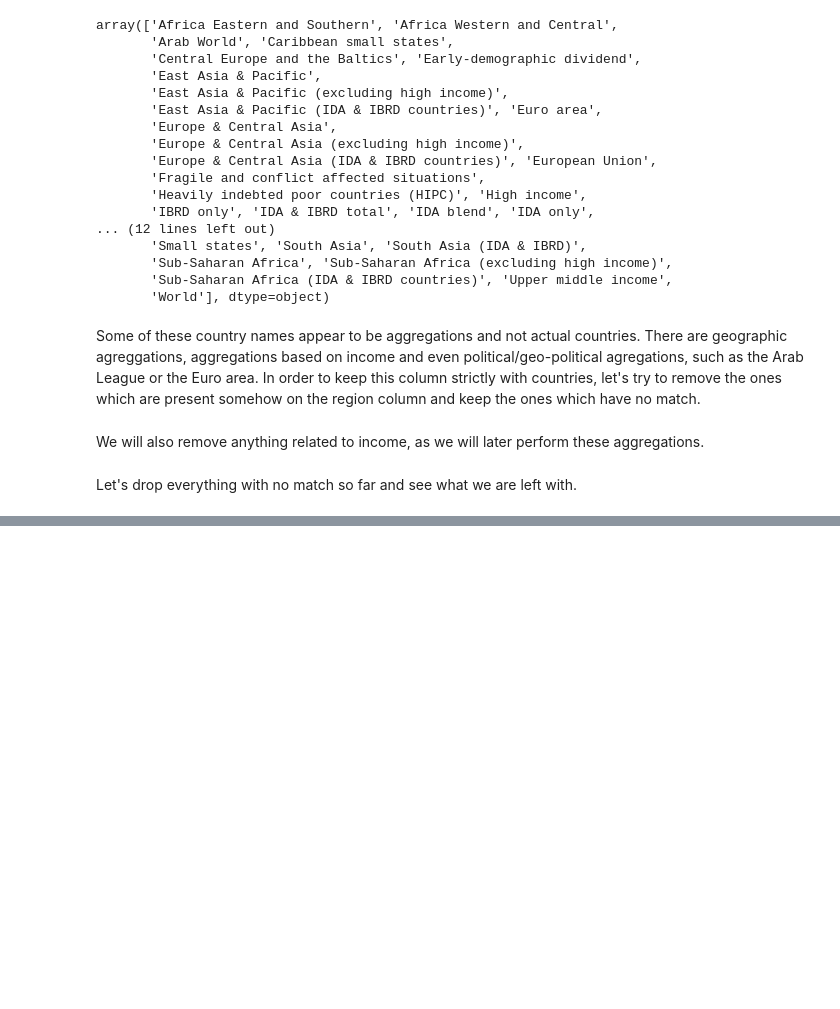
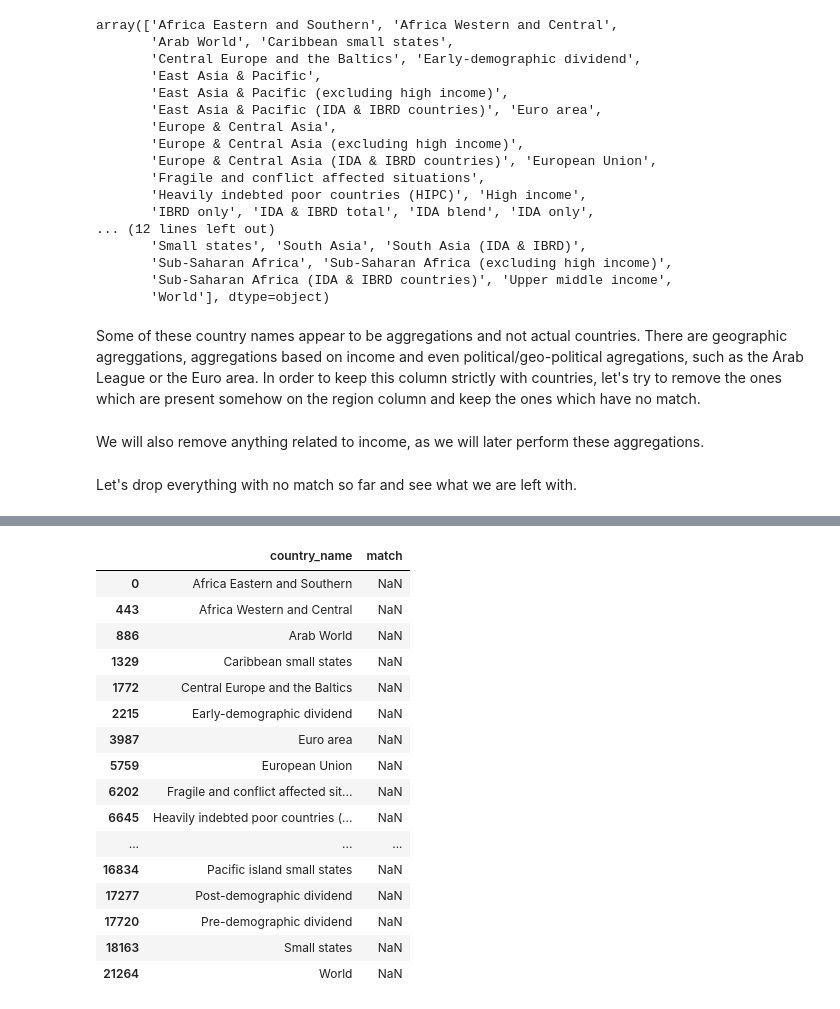
Before and after one commit to hugotorres22/data-analysis, a Jupyter notebook: Health Nutrition Worldwide/health_nutrition_worldwide.ipynb, the cells around one changed output, grey strips where cells are left out. Drawn from its saved outputs; the diff is of its cells as text; code cells hidden in the pictures; blank space fills up the shorter version.

```diff
--- a/Health Nutrition Worldwide/health_nutrition_worldwide.ipynb
+++ b/Health Nutrition Worldwide/health_nutrition_worldwide.ipynb
@@ -164,0 +169,20 @@ odd_countries
+# %%
+odd_countries
+# %% [output]
+|  | country_name | match |
+| 0 | Africa Eastern and Southern | NaN |
+| 443 | Africa Western and Central | NaN |
+| 886 | Arab World | NaN |
+| 1329 | Caribbean small states | NaN |
+| 1772 | Central Europe and the Baltics | NaN |
+| 2215 | Early-demographic dividend | NaN |
+| 3987 | Euro area | NaN |
+| 5759 | European Union | NaN |
+| 6202 | Fragile and conflict affected sit... | NaN |
+| 6645 | Heavily indebted poor countries (... | NaN |
+| ... | ... | ... |
+| 16834 | Pacific island small states | NaN |
+| 17277 | Post-demographic dividend | NaN |
+| 17720 | Pre-demographic dividend | NaN |
+| 18163 | Small states | NaN |
+| 21264 | World | NaN |
```
Also changed, not shown: parts of 12 cells of this notebook.
